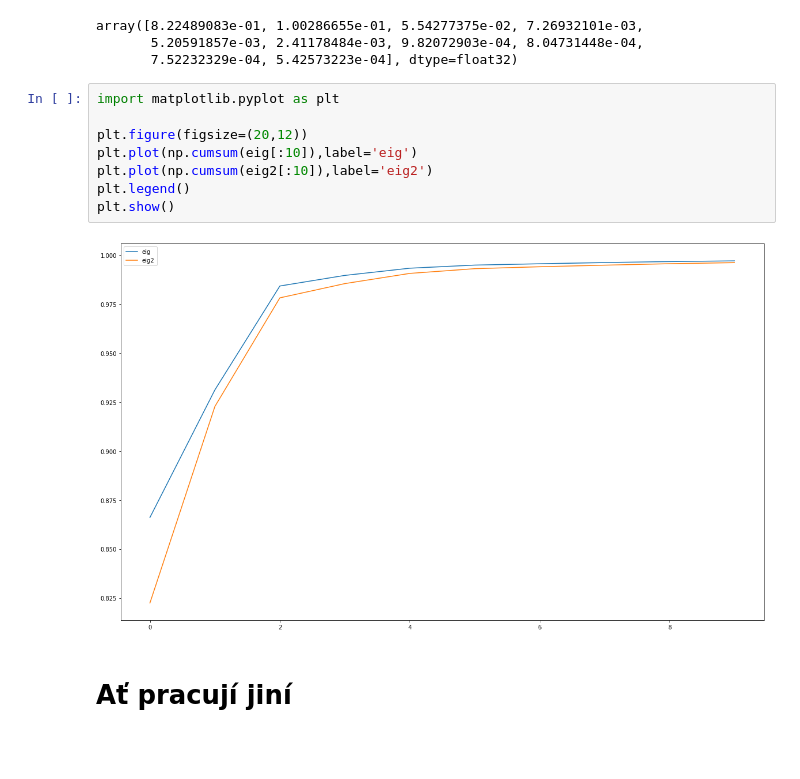
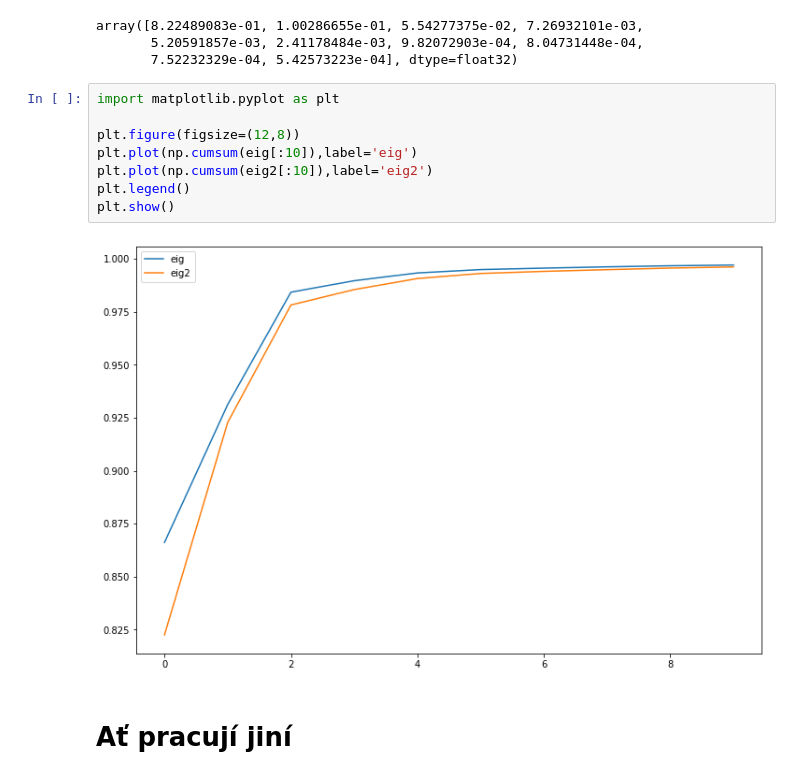
Before and after one commit to ljocha/sitsem21, a Jupyter notebook: interpret.ipynb, the cells around one changed output. Drawn from its saved outputs; the diff is of its cells as text; blank space fills up the shorter version.

```diff
--- a/interpret.ipynb
+++ b/interpret.ipynb
@@ -174,13 +174,13 @@ array([8.22489083e-01, 1.00286655e-01, 5.54277375e-02, 7.26932101e-03,
 # %%
 import matplotlib.pyplot as plt
 
-plt.figure(figsize=(20,12))
+plt.figure(figsize=(12,8))
 plt.plot(np.cumsum(eig[:10]),label='eig')
 plt.plot(np.cumsum(eig2[:10]),label='eig2')
 plt.legend()
 plt.show()
 # %% [output]
-[figure, old version]
+[figure, new version]
 # %% [markdown]
 # Ať pracují jiní
 # %% [markdown]
```
Also changed, not shown: parts of 11 cells of this notebook.
